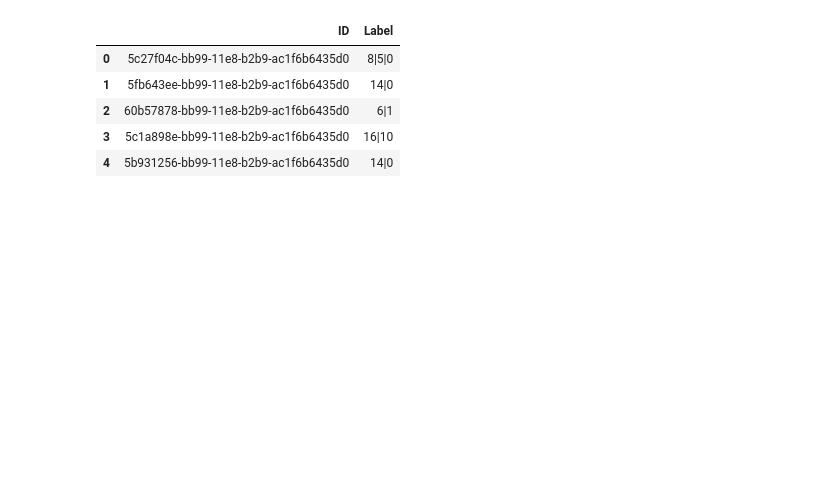
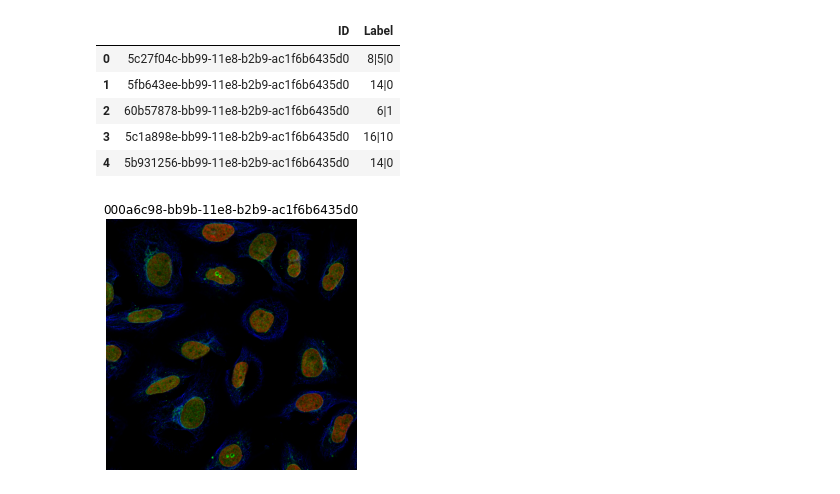
Before and after one commit to double-em/SingleCellClassification, a Jupyter notebook: notebooks/data_sampling.ipynb, the cells around one changed output. Cells and saved outputs as stored; diff of their text form; code cells hidden in the pictures; blank space fills up the shorter version.

Commit message:
Data sampling refactoring with class

```diff
--- a/notebooks/data_sampling.ipynb
+++ b/notebooks/data_sampling.ipynb
@@ -66,10 +66,31 @@ dfs.drop_duplicates(inplace=True, ignore_index=True)
 # %%
 data_path = Path('../data')
 
-image_path = 'Z:\cloud\data\hpa-single-cell-image-classification'
+image_path = Path('Z:/cloud/data/hpa-single-cell-image-classification/train')
 image_destination = data_path/'train'
 
 if not image_destination.exists():
     os.makedirs(image_destination)
+# %%
+example_image = image_path.ls()[0].name
+image_id, image_ext = example_image.split('.')
+
+image_id = image_id.split('_')[0]
+
+r, g, b = get_rgb_pieces_tensors(image_path/image_id, image_ext, 460, "cuda:0")
+image = assemble_rgb_image(r, g, b, device="cuda:0")
+
+def show_images(images: list, rows=1, cols=1):
+    figure, ax = plt.subplots(nrows=rows, ncols=cols)
+    for idx, image in enumerate(images):
+        np.ravel(ax)[idx].imshow(image)
+        np.ravel(ax)[idx].set_axis_off()
+        np.ravel(ax)[idx].set_title(image_id)
+    plt.tight_layout()
+    plt.show()
+
+show_images([image])
+# %% [output]
+[figure, added]
 # %%
 create_samples(460, dfs, image_path, image_destination, csv_path=data_path/'cells_sample.csv', device="cuda:0")
```
Also changed, not shown: parts of 1 cell of this notebook, 1 other file.
